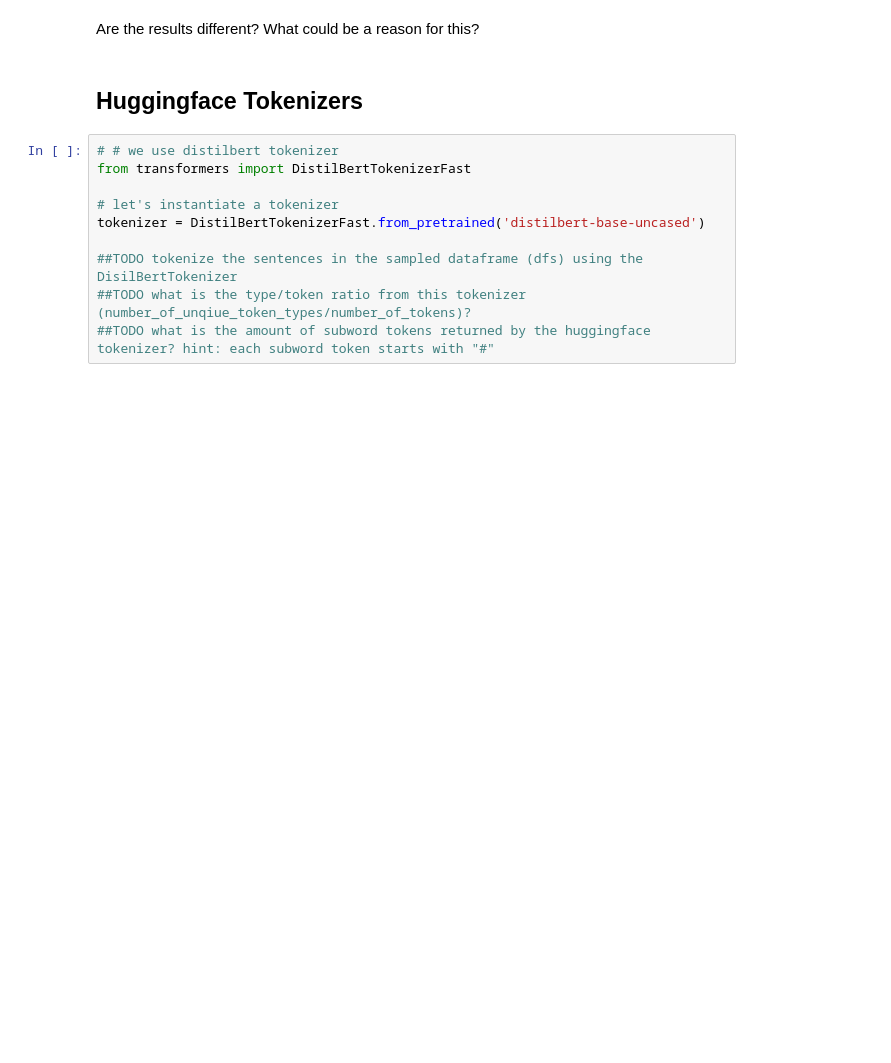
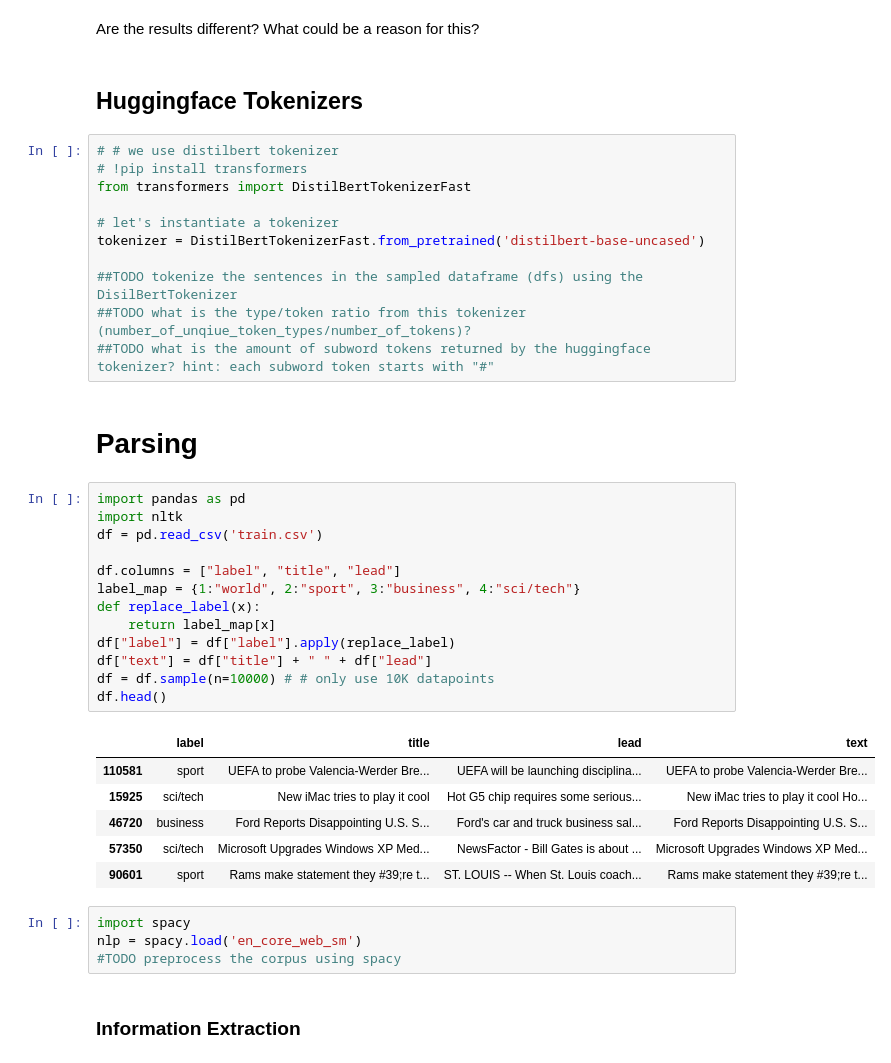
Before and after one commit to elliottash/nlp_lss_2023, a Jupyter notebook: homework/homework_02.ipynb, the cells around one changed output. Drawn from its saved outputs; the diff is of its cells as text; blank space fills up the shorter version.

```diff
--- a/homework/homework_02.ipynb
+++ b/homework/homework_02.ipynb
@@ -86,6 +84,7 @@ Are the results different? What could be a reason for this?
 ## Huggingface Tokenizers
 # %%
 # # we use distilbert tokenizer
+# !pip install transformers
 from transformers import DistilBertTokenizerFast
 
 # let's instantiate a tokenizer
@@ -94,3 +93,31 @@ tokenizer = DistilBertTokenizerFast.from_pretrained('distilbert-base-uncased')
 ##TODO tokenize the sentences in the sampled dataframe (dfs) using the DisilBertTokenizer
 ##TODO what is the type/token ratio from this tokenizer (number_of_unqiue_token_types/number_of_tokens)?
 ##TODO what is the amount of subword tokens returned by the huggingface tokenizer? hint: each subword token starts with "#"
+# %% [markdown]
+# Parsing
+# %%
+import pandas as pd
+import nltk
+df = pd.read_csv('train.csv')
+
+df.columns = ["label", "title", "lead"]
+label_map = {1:"world", 2:"sport", 3:"business", 4:"sci/tech"}
+def replace_label(x):
+	return label_map[x]
+df["label"] = df["label"].apply(replace_label)
+df["text"] = df["title"] + " " + df["lead"]
+df = df.sample(n=10000) # # only use 10K datapoints
+df.head()
+# %% [output]
+|  | label | title | lead | text |
+| 110581 | sport | UEFA to probe Valencia-Werder Bre... | UEFA will be launching disciplina... | UEFA to probe Valencia-Werder Bre... |
+| 15925 | sci/tech | New iMac tries to play it cool | Hot G5 chip requires some serious... | New iMac tries to play it cool Ho... |
+| 46720 | business | Ford Reports Disappointing U.S. S... | Ford's car and truck business sal... | Ford Reports Disappointing U.S. S... |
+| 57350 | sci/tech | Microsoft Upgrades Windows XP Med... | NewsFactor - Bill Gates is about ... | Microsoft Upgrades Windows XP Med... |
+| 90601 | sport | Rams make statement they #39;re t... | ST. LOUIS -- When St. Louis coach... | Rams make statement they #39;re t... |
+# %%
+import spacy
+nlp = spacy.load('en_core_web_sm')
+#TODO preprocess the corpus using spacy
+# %% [markdown]
+### Information Extraction
```
Also changed, not shown: parts of 12 cells of this notebook, 2 other files.
